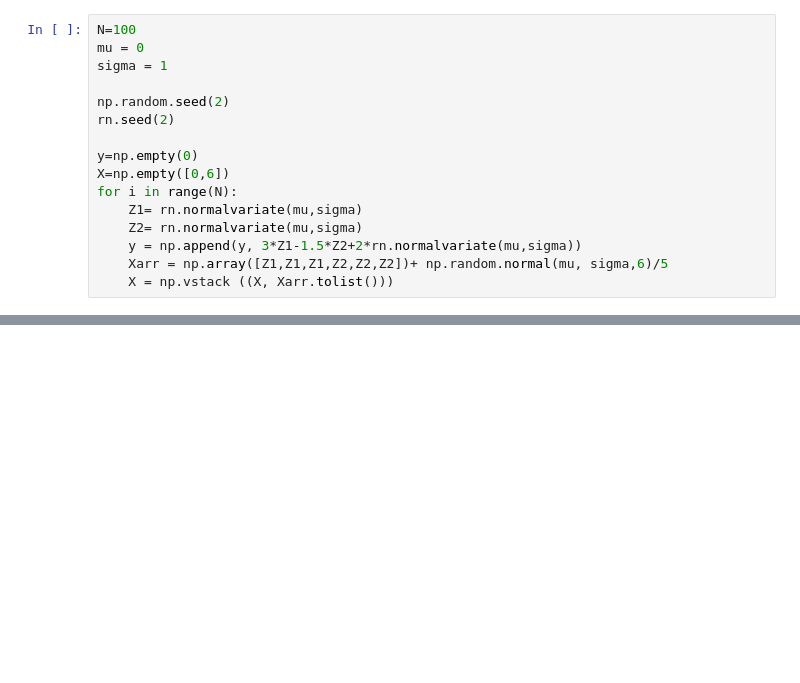
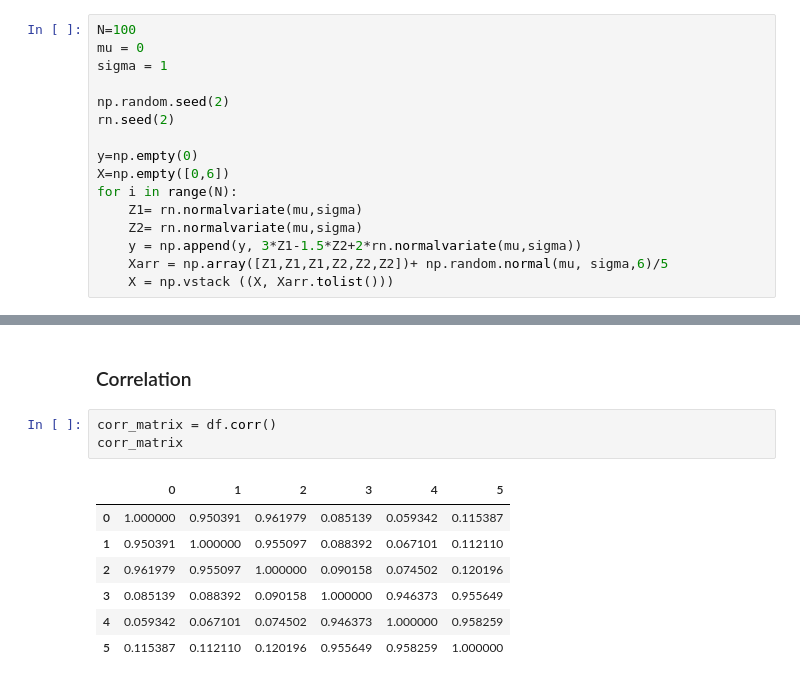
Before and after one commit to edvgha/122, a Jupyter notebook: ml/Lasso_Shooting2.ipynb, the cells around one changed output, grey strips where cells are left out. Drawn from its saved outputs; the diff is of its cells as text; blank space fills up the shorter version.

```diff
--- a/ml/Lasso_Shooting2.ipynb
+++ b/ml/Lasso_Shooting2.ipynb
@@ -31,0 +46,13 @@ for i in range(N):
+# %% [markdown]
+### Correlation
+# %%
+corr_matrix = df.corr()
+corr_matrix
+# %% [output]
+|  | 0 | 1 | 2 | 3 | 4 | 5 |
+| 0 | 1.000000 | 0.950391 | 0.961979 | 0.085139 | 0.059342 | 0.115387 |
+| 1 | 0.950391 | 1.000000 | 0.955097 | 0.088392 | 0.067101 | 0.112110 |
+| 2 | 0.961979 | 0.955097 | 1.000000 | 0.090158 | 0.074502 | 0.120196 |
+| 3 | 0.085139 | 0.088392 | 0.090158 | 1.000000 | 0.946373 | 0.955649 |
+| 4 | 0.059342 | 0.067101 | 0.074502 | 0.946373 | 1.000000 | 0.958259 |
+| 5 | 0.115387 | 0.112110 | 0.120196 | 0.955649 | 0.958259 | 1.000000 |
```
Also changed, not shown: parts of 17 cells of this notebook, 2 other files.
